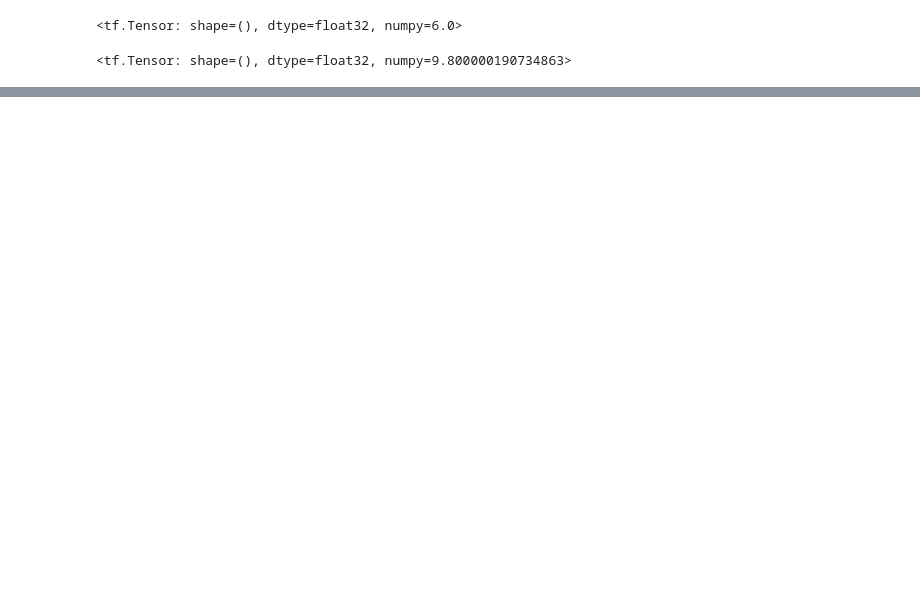
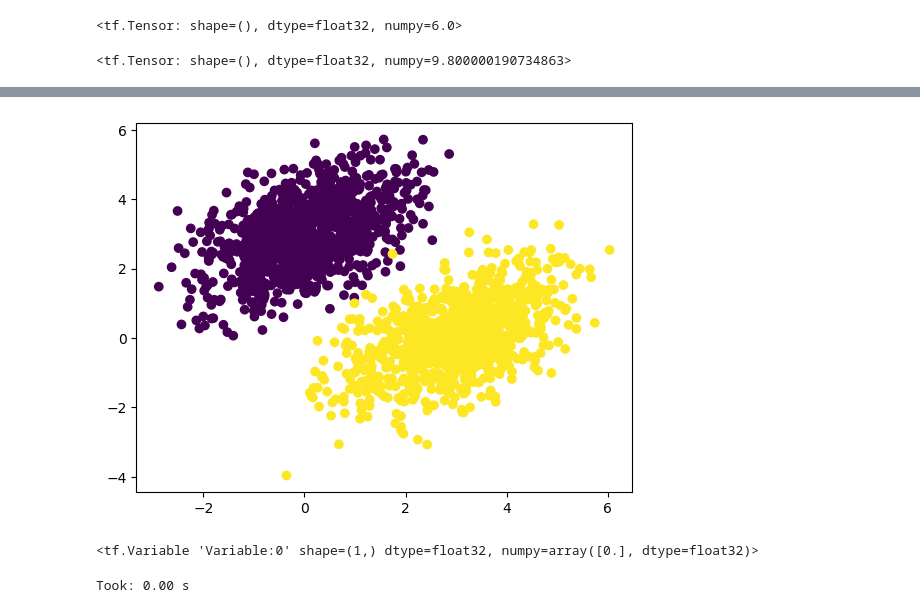
Before and after one commit to Miguel9Angel/Study_Resources, a Jupyter notebook: DeepLearningWithPython/Chapter3.ipynb, the cells around one changed output, grey strips where cells are left out. Cells and saved outputs as stored; diff of their text form; code cells hidden in the pictures; blank space fills up the shorter version.

```diff
--- a/DeepLearningWithPython/Chapter3.ipynb
+++ b/DeepLearningWithPython/Chapter3.ipynb
@@ -31,3 +32,6 @@ positive_samples = np.random.multivariate_normal(
  mean=[3, 0],
  cov=[[1, 0.5],[0.5, 1]],
  size=num_samples_per_class)
+# %%
+inputs = np.vstack((negative_samples, positive_samples)).astype(np.float32)
+inputs
@@ -33,0 +46,16 @@ positive_samples = np.random.multivariate_normal(
+# %%
+targets = np.vstack((np.zeros((num_samples_per_class, 1), dtype='float32'),
+                     np.ones((num_samples_per_class, 1), dtype='float32')))
+# %%
+plt.scatter(inputs[:, 0], inputs[:, 1], c=targets[:, 0])
+plt.show()
+# %% [output]
+[figure, added]
+# %%
+input_dim = 2
+output_dim = 1
+W = tf.Variable(initial_value=tf.random.uniform(shape=(input_dim, output_dim)))
+b = tf.Variable(initial_value=tf.zeros(shape=(output_dim,)))
+b
+# %% [output]
+<tf.Variable 'Variable:0' shape=(1,) dtype=float32, numpy=array([0.], dtype=float32)>
@@ -33,0 +65,11 @@ positive_samples = np.random.multivariate_normal(
+# %%
+import time
+x = np.random.random((20, 100))
+y = np.random.random((20, 100))
+t0 = time.time()
+for _ in range(1000):
+    z = x + y
+    z = np.maximum(z, 0.)
+print("Took: {0:.2f} s".format(time.time() - t0))
+# %% [output]
+Took: 0.00 s
```
Also changed, not shown: parts of 4 cells of this notebook, 1 other file.
